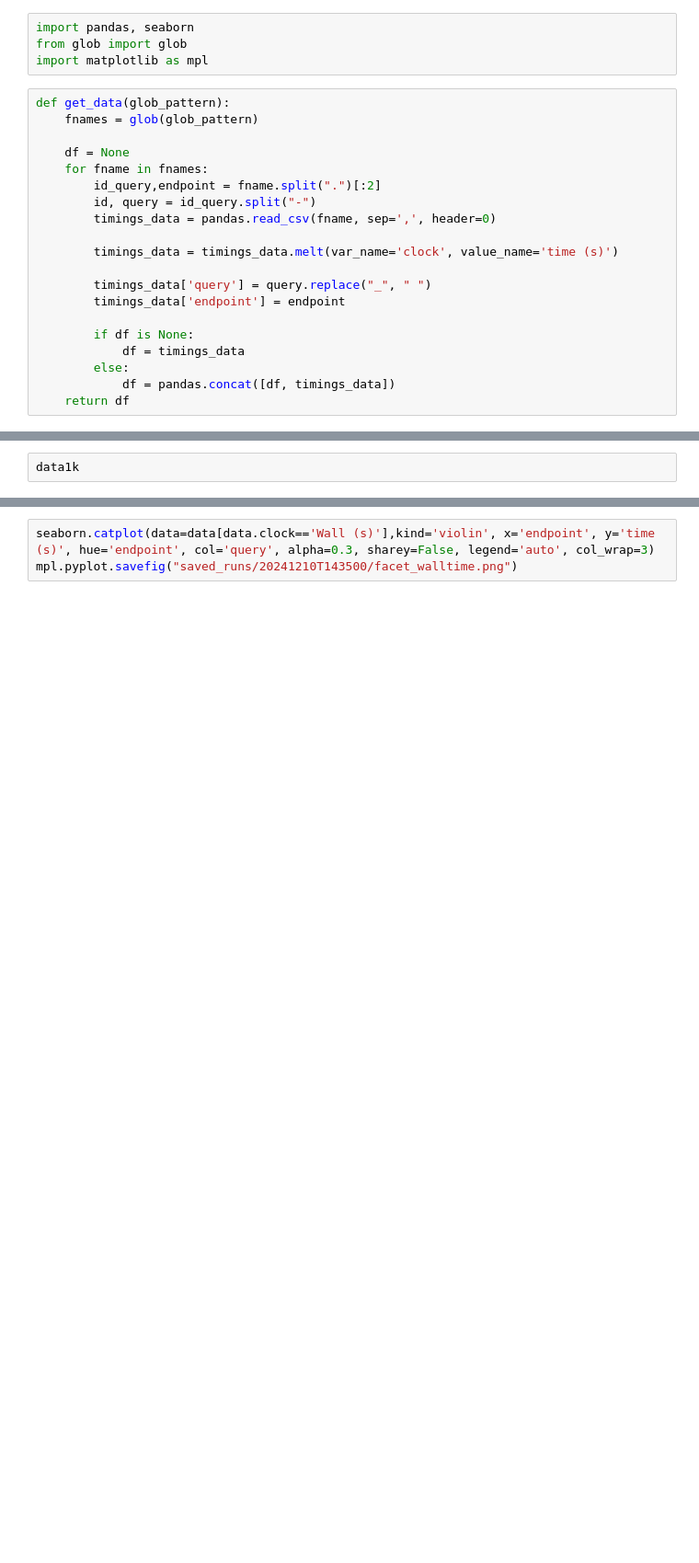
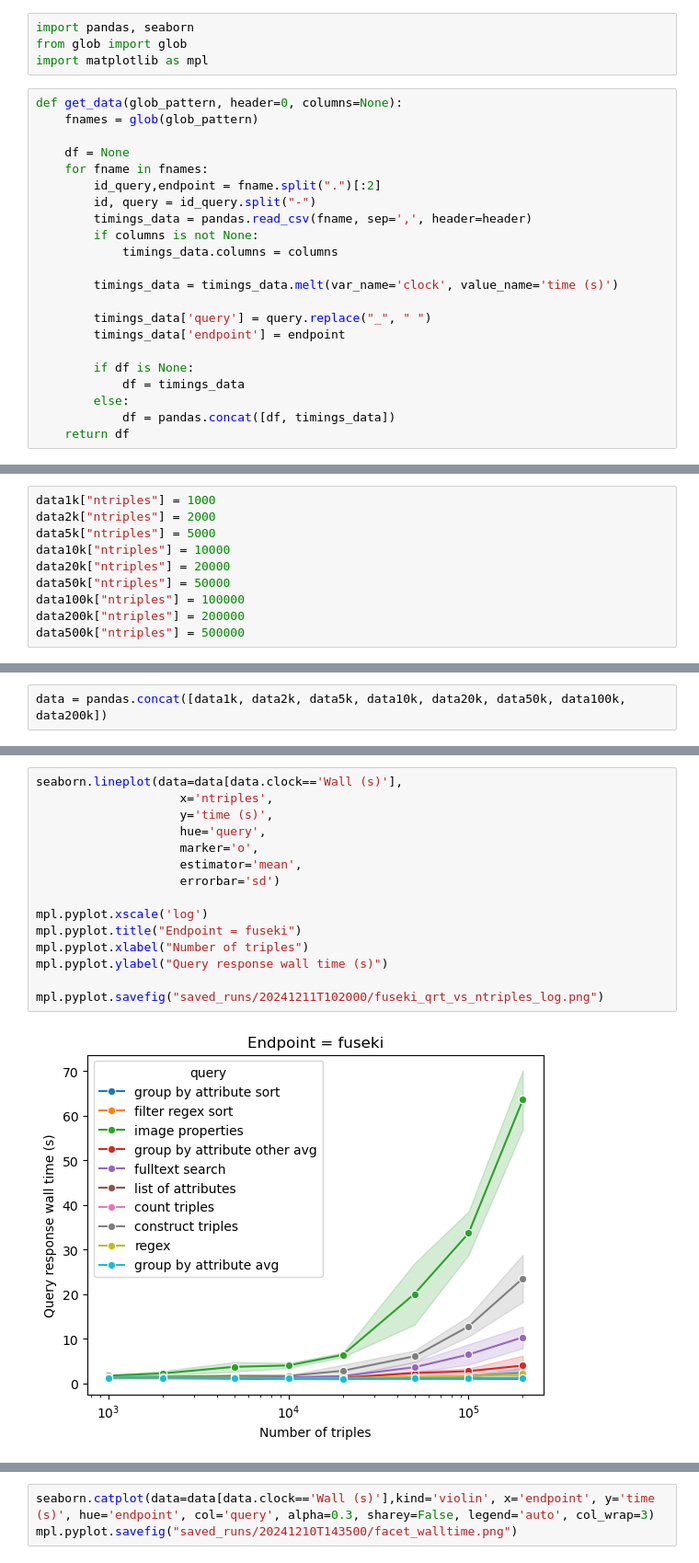
Before and after one commit to NFDI4BIOIMAGE/omero-kg-benchmark, a Jupyter notebook: queries/20241211T102000_analyze_timings_graphsize.ipynb, the cells around one changed output, grey strips where cells are left out. Shown: that part at 92% size. Saved outputs shown, nothing was run; the diff lists cells and outputs as text; blank space fills up the shorter version.

```diff
--- a/queries/20241211T102000_analyze_timings_graphsize.ipynb
+++ b/queries/20241211T102000_analyze_timings_graphsize.ipynb
@@ -3,14 +3,16 @@ import pandas, seaborn
 from glob import glob
 import matplotlib as mpl
 # %%
-def get_data(glob_pattern):
+def get_data(glob_pattern, header=0, columns=None):
     fnames = glob(glob_pattern)
 
     df = None
     for fname in fnames:
         id_query,endpoint = fname.split(".")[:2]
         id, query = id_query.split("-")
-        timings_data = pandas.read_csv(fname, sep=',', header=0)
+        timings_data = pandas.read_csv(fname, sep=',', header=header)
+        if columns is not None:
+            timings_data.columns = columns
 
         timings_data = timings_data.melt(var_name='clock', value_name='time (s)')
 
@@ -35,2 +40,10 @@ data500k = get_data("saved_runs/20241210T113800/??-*.timings.collected.csv")
 # %%
-data1k
+data1k["ntriples"] = 1000
+data2k["ntriples"] = 2000
+data5k["ntriples"] = 5000
+data10k["ntriples"] = 10000
+data20k["ntriples"] = 20000
+data50k["ntriples"] = 50000
+data100k["ntriples"] = 100000
+data200k["ntriples"] = 200000
+data500k["ntriples"] = 500000
@@ -50,0 +50,2 @@ data1k
+# %%
+data = pandas.concat([data1k, data2k, data5k, data10k, data20k, data50k, data100k, data200k])
@@ -50,0 +68,17 @@ data1k
+# %%
+seaborn.lineplot(data=data[data.clock=='Wall (s)'],
+                    x='ntriples',
+                    y='time (s)',
+                    hue='query',
+                    marker='o',
+                    estimator='mean',
+                    errorbar='sd')
+
+mpl.pyplot.xscale('log')
+mpl.pyplot.title("Endpoint = fuseki")
+mpl.pyplot.xlabel("Number of triples")
+mpl.pyplot.ylabel("Query response wall time (s)")
+
+mpl.pyplot.savefig("saved_runs/20241211T102000/fuseki_qrt_vs_ntriples_log.png")
+# %% [output]
+[figure, added]
```
Also changed, not shown: parts of 7 cells of this notebook, 4 other files.
